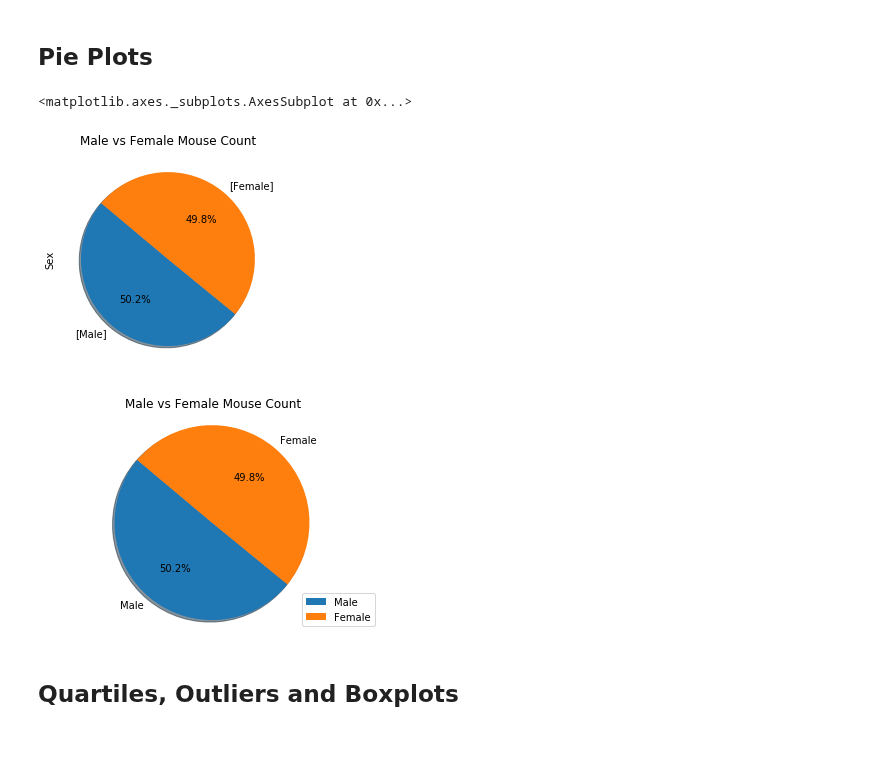
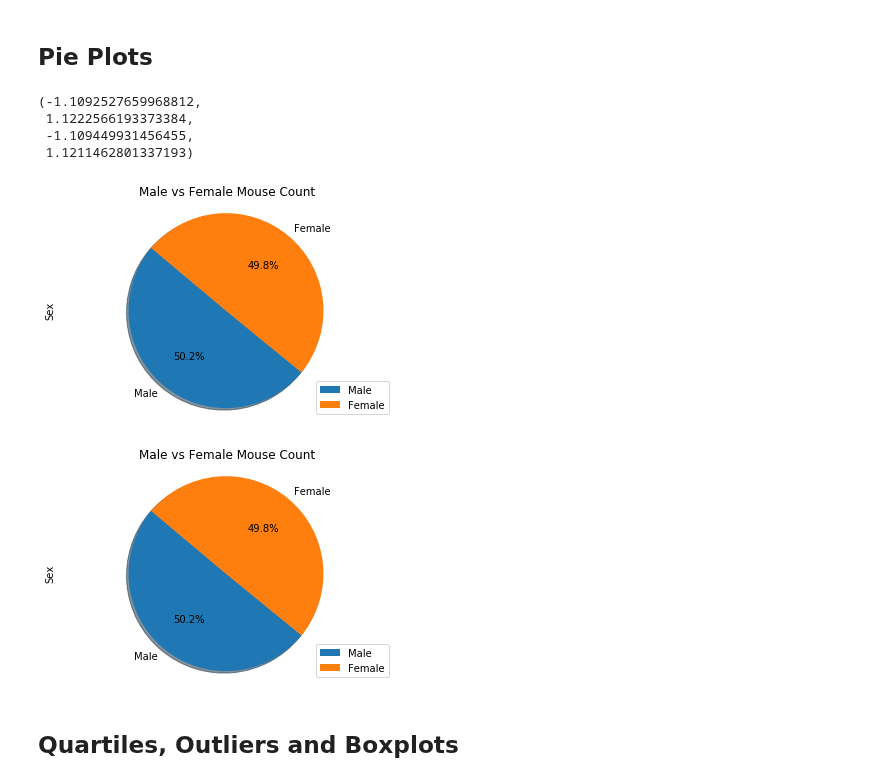
Before and after one commit to olivesun1213/Matplotlib, a Jupyter notebook: Unit 05 - Matplotlib_Homework_Instructions_Pymaceuticals_pymaceuticals_starter.ipynb, the cells around one changed output. Drawn from its saved outputs; the diff is of its cells as text; code cells hidden in the pictures; blank space fills up the shorter version.

```diff
--- a/Unit 05 - Matplotlib_Homework_Instructions_Pymaceuticals_pymaceuticals_starter.ipynb
+++ b/Unit 05 - Matplotlib_Homework_Instructions_Pymaceuticals_pymaceuticals_starter.ipynb
@@ -271,12 +257,17 @@ Name: Mouse ID, dtype: int64
 # %%
 # Generate a pie plot showing the distribution of female versus male mice using pandas
 #calcuate male and female
+gender=newtable["Sex"].unique()
 data=(newtable.groupby("Mouse ID")["Sex"].unique()).value_counts()
 #plot pie graph
-data.plot(kind='pie',autopct='%1.1f%%',shadow=True, startangle=140, title="Male vs Female Mouse Count")
+data.plot(kind='pie',autopct='%1.1f%%',shadow=True, startangle=140, title="Male vs Female Mouse Count",labels=gender,legend=True).legend(loc="lower right")
+plt.axis("equal")
 # %% [output]
-<matplotlib.axes._subplots.AxesSubplot at 0x...>
+(-1.1092527659968812,
+ 1.1222566193373384,
+ -1.109449931456455,
+ 1.1211462801337193)
-[figure, old version]
+[figure, new version]
 # %%
 # Generate a pie plot showing the distribution of female versus male mice using pyplot
 
@@ -286,10 +277,11 @@ plt.pie(data,labels=labels,
         autopct="%1.1f%%", shadow=True, startangle=140)
 plt.title("Male vs Female Mouse Count")
 plt.axis("equal")
+plt.ylabel("Sex")
 plt.legend(labels,loc="lower right")
 plt.show()
 # %% [output]
-[figure, old version]
+[figure, new version]
 # %% [markdown]
 ## Quartiles, Outliers and Boxplots
 # %%
```
Also changed, not shown: parts of 2 cells of this notebook.
